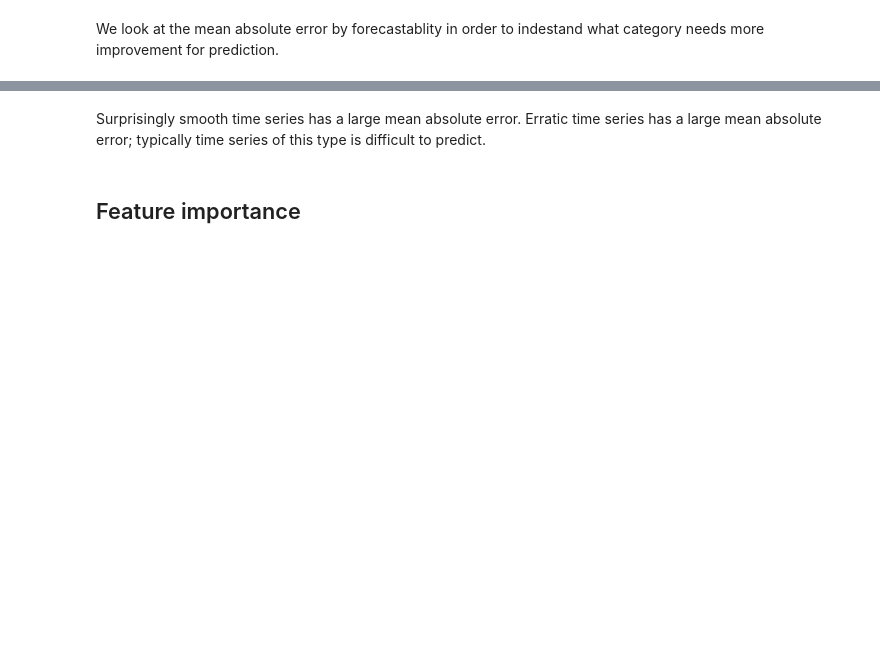
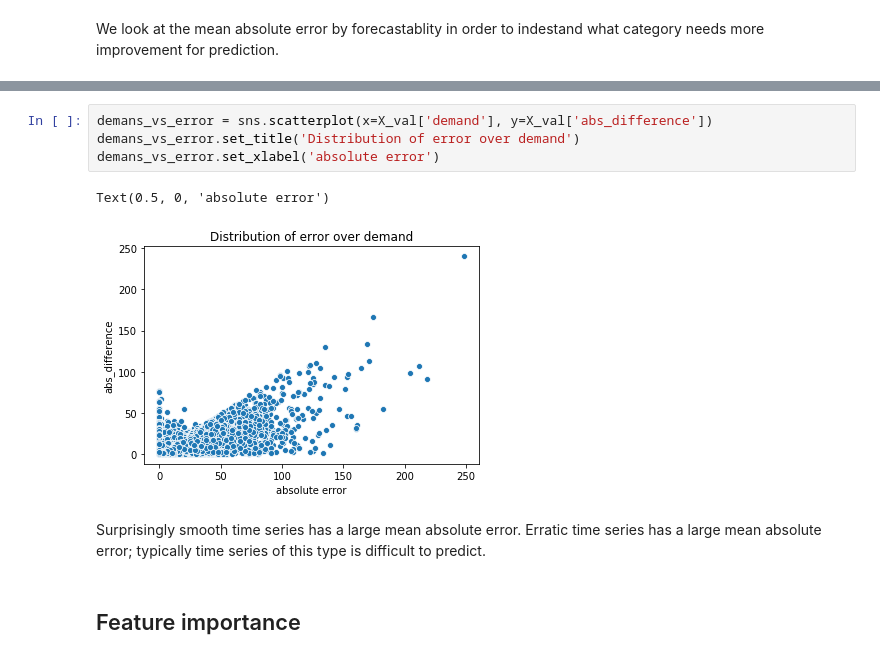
Before and after one commit to omoreva/kaggle_m5, a Jupyter notebook: 03_lightGBM.ipynb, the cells around one changed output, grey strips where cells are left out. Drawn from its saved outputs; the diff is of its cells as text; blank space fills up the shorter version.

```diff
--- a/03_lightGBM.ipynb
+++ b/03_lightGBM.ipynb
@@ -124,3 +116,10 @@ X_val.groupby(['forecastability'])['forecastability', 'abs_difference'].agg(['me
+# %%
+demans_vs_error = sns.scatterplot(x=X_val['demand'], y=X_val['abs_difference'])
+demans_vs_error.set_title('Distribution of error over demand')
+demans_vs_error.set_xlabel('absolute error')
+# %% [output]
+Text(0.5, 0, 'absolute error')
+[figure, added]
 # %% [markdown]
 Surprisingly smooth time series has a large mean absolute error. Erratic time series has a large mean absolute error; typically time series of this type is difficult to predict.
 # %% [markdown]
```
Also changed, not shown: parts of 15 cells of this notebook, 3 other files.
